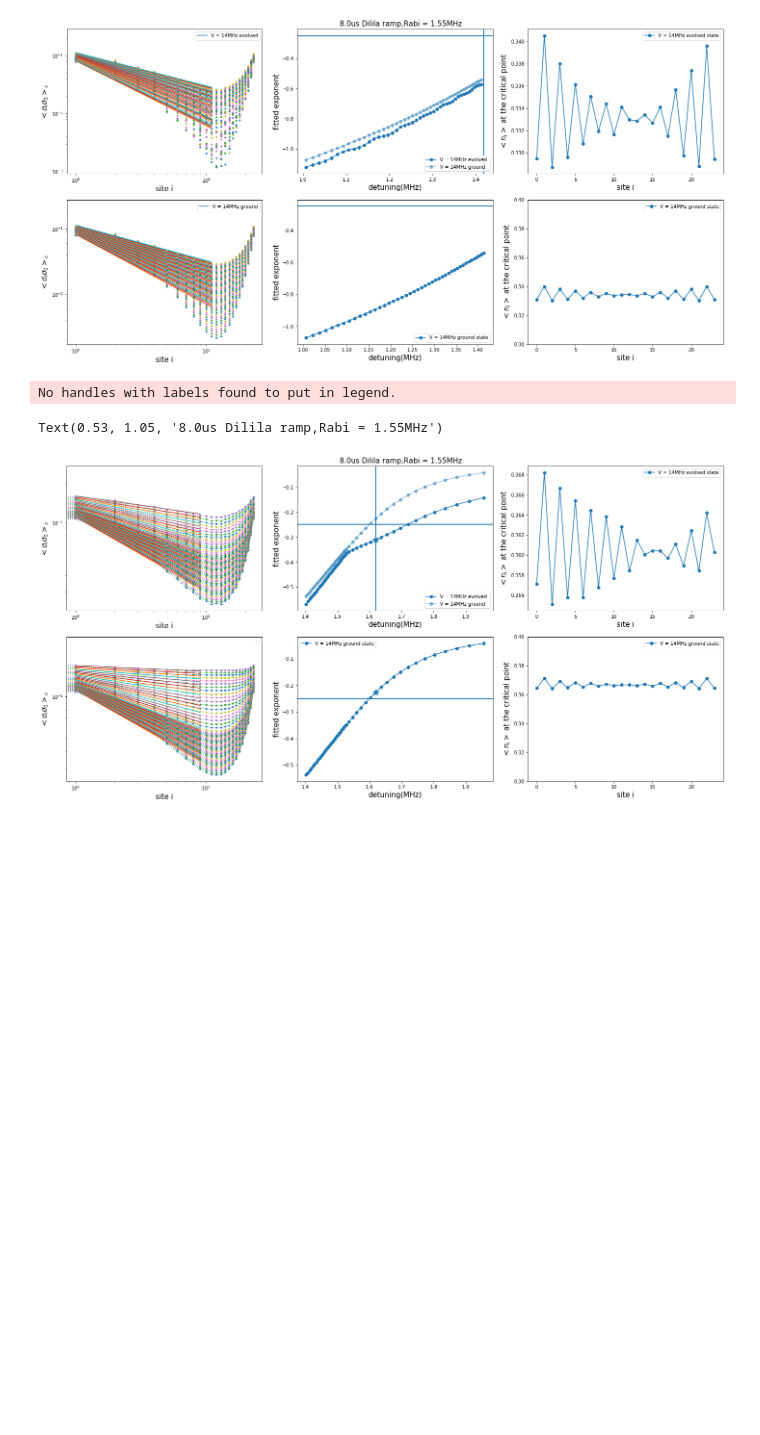
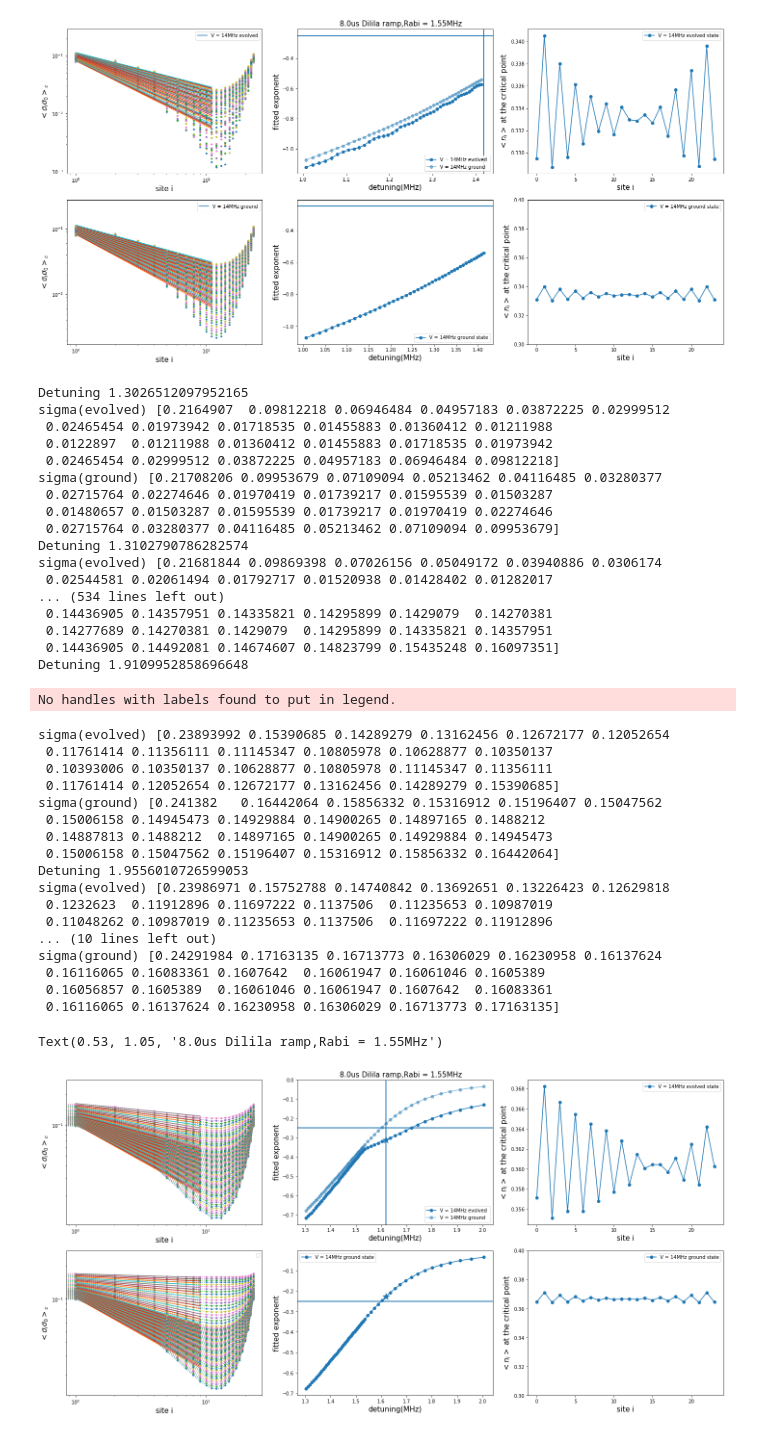
Before and after one commit to nacs-lab/yw-data, a Jupyter notebook: error_analysis/site_dep_interaction.ipynb, the cells around one changed output. Saved outputs shown, nothing was run; the diff lists cells and outputs as text; code cells hidden in the pictures; blank space fills up the shorter version.

```diff
--- a/error_analysis/site_dep_interaction.ipynb
+++ b/error_analysis/site_dep_interaction.ipynb
@@ -50,3 +50,8 @@ Average U  14.240833333333333
 U [21.63  9.32 11.8  17.2   6.72 20.37 11.47 21.82  7.58 16.76 12.73  7.94
  21.16 19.71  7.82 10.66 12.23 23.68 12.24 11.97 12.33 14.74  6.53 23.37]
 (174, 24, 24)
+# %%
+i = 0
+gap = np.array((E[i][:,2]-E[i][:,0])/2/np.pi)
+print('Detuning',detuning[0][19:])
+print('gap',gap[19:])
@@ -357,8 +380,8 @@ fs = 15
 ms = 1
 # the detuning range of interest
 spacing = 1 # *0.052us
-intial_detuning =1.4
-final_detuning = 2
+intial_detuning =1.3
+final_detuning = 2.05
 
 def power_law(x, a, b):
     return a * x**b
@@ -387,8 +410,10 @@ for i_n,i in enumerate(range(len(N))):
 #         ax[1,0].plot(x_list[i],mean_sigma_2_g_list[i][t_id],marker = '.',ls = ':',color = 'C%d'%i_t )
         ax[0,0].plot(x_list[i],mean_sigma_2_list[i][t_id],marker = '.',ls = ':' )
         ax[1,0].plot(x_list[i],mean_sigma_2_g_list[i][t_id],marker = '.',ls = ':' )
-#         print('aha',detuning[i][t_id])
-#         print(sigma_2_list[i][t_id])
+        print('Detuning',detuning[i][t_id])
+        print('sigma(evolved)',mean_sigma_2_list[i][t_id])
+        print('sigma(ground)',mean_sigma_2_g_list[i][t_id])
+
         fit_range = int(N[i]/2-2)-2
         fit_initial = 1
         xdata = np.arange(fit_initial,fit_range+fit_initial-1)
@@ -441,33 +466,67 @@ for i_n,i in enumerate(range(len(N))):
     ax[0,0].set_xlabel('site i',fontsize = fs)
     ax[0,0].set_ylabel('$<\sigma_i\sigma_0>_c$',fontsize = fs)
     ax[1,0].legend()
 
    #ax[0,2].set_ylim([0.3,0.4])
     ax[0,2].set_xlabel('site i',fontsize = fs)
     ax[0,2].set_ylabel('$<n_i>$ at the critical point',fontsize = fs)
     ax[0,2].legend()
 
     exponent_g_list.append(exponent_g)
     ax[1,0].set_xlabel('site i',fontsize = fs)
     ax[1,0].set_ylabel('$<\sigma_i\sigma_0>_c$',fontsize = fs)
 
     ax[1,2].set_ylim([0.3,0.4])
     ax[1,2].set_xlabel('site i',fontsize = fs)
     ax[1,2].set_ylabel('$<n_i>$ at the critical point',fontsize = fs)
     ax[1,2].legend()
 
     ax[0,0].set_xscale('log')
     ax[0,0].set_yscale('log')
     ax[1,0].set_xscale('log')
     ax[1,0].set_yscale('log')
     fig.tight_layout()
 title = str(selected_data[0]['params']['T_DiLILA'])+'us Dilila ramp,'+'Rabi = '+str(selected_data[0]['params']['Omega'])+'MHz'
 
 ax[0,1].set_title(title,fontsize=fs,x=0.53,y=1.05)
 
 # print('Correlatorof the evolved state'+ str(np.round(sigma2,5)))
 # print('Correlator of the ground state'+ str(np.round(sigma2_g,5)
 # %% [output]
-No handles with labels found to put in legend.
+Detuning 1.3026512097952165
+sigma(evolved) [0.2164907  0.09812218 0.06946484 0.04957183 0.03872225 0.02999512
+ 0.02465454 0.01973942 0.01718535 0.01455883 0.01360412 0.01211988
+ 0.0122897  0.01211988 0.01360412 0.01455883 0.01718535 0.01973942
+ 0.02465454 0.02999512 0.03872225 0.04957183 0.06946484 0.09812218]
+sigma(ground) [0.21708206 0.09953679 0.07109094 0.05213462 0.04116485 0.03280377
+ 0.02715764 0.02274646 0.01970419 0.01739217 0.01595539 0.01503287
+ 0.01480657 0.01503287 0.01595539 0.01739217 0.01970419 0.02274646
+ 0.02715764 0.03280377 0.04116485 0.05213462 0.07109094 0.09953679]
+Detuning 1.3102790786282574
+sigma(evolved) [0.21681844 0.09869398 0.07026156 0.05049172 0.03940886 0.0306174
+ 0.02544581 0.02061494 0.01792717 0.01520938 0.01428402 0.01282017
+... (534 lines left out)
+ 0.14436905 0.14357951 0.14335821 0.14295899 0.1429079  0.14270381
+ 0.14277689 0.14270381 0.1429079  0.14295899 0.14335821 0.14357951
+ 0.14436905 0.14492081 0.14674607 0.14823799 0.15435248 0.16097351]
+Detuning 1.9109952858696648
-Text(0.53, 1.05, '8.0us Dilila ramp,Rabi = 1.55MHz')
+No handles with labels found to put in legend.
+sigma(evolved) [0.23893992 0.15390685 0.14289279 0.13162456 0.12672177 0.12052654
+ 0.11761414 0.11356111 0.11145347 0.10805978 0.10628877 0.10350137
+ 0.10393006 0.10350137 0.10628877 0.10805978 0.11145347 0.11356111
+ 0.11761414 0.12052654 0.12672177 0.13162456 0.14289279 0.15390685]
+sigma(ground) [0.241382   0.16442064 0.15856332 0.15316912 0.15196407 0.15047562
+ 0.15006158 0.14945473 0.14929884 0.14900265 0.14897165 0.1488212
+ 0.14887813 0.1488212  0.14897165 0.14900265 0.14929884 0.14945473
+ 0.15006158 0.15047562 0.15196407 0.15316912 0.15856332 0.16442064]
+Detuning 1.9556010726599053
+sigma(evolved) [0.23986971 0.15752788 0.14740842 0.13692651 0.13226423 0.12629818
+ 0.1232623  0.11912896 0.11697222 0.1137506  0.11235653 0.10987019
+ 0.11048262 0.10987019 0.11235653 0.1137506  0.11697222 0.11912896
+... (10 lines left out)
+sigma(ground) [0.24291984 0.17163135 0.16713773 0.16306029 0.16230958 0.16137624
+ 0.16116065 0.16083361 0.1607642  0.16061947 0.16061046 0.1605389
+ 0.16056857 0.1605389  0.16061046 0.16061947 0.1607642  0.16083361
+ 0.16116065 0.16137624 0.16230958 0.16306029 0.16713773 0.17163135]
+Text(0.53, 1.05, '8.0us Dilila ramp,Rabi = 1.55MHz')
-[figure, old version]
+[figure, new version]
```
Also changed, not shown: parts of 2 cells of this notebook, 2 other files.
